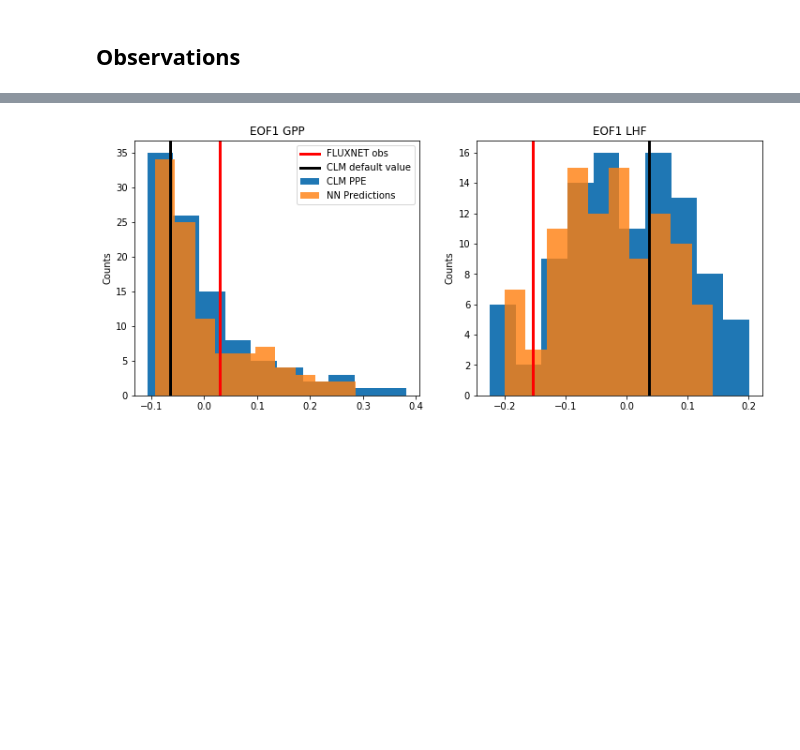
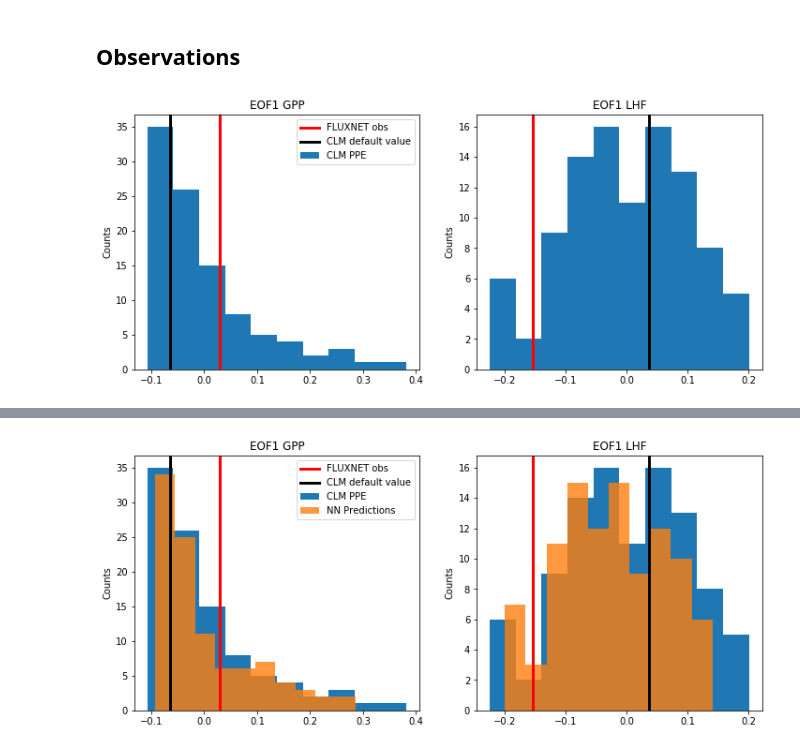
Before and after one commit to katiedagon/CLM5_ParameterUncertainty, a Jupyter notebook: NN/NN_finalize_plot.ipynb, the cells around one changed output, grey strips where cells are left out. Drawn from its saved outputs; the diff is of its cells as text; code cells hidden in the pictures; blank space fills up the shorter version.

```diff
--- a/NN/NN_finalize_plot.ipynb
+++ b/NN/NN_finalize_plot.ipynb
@@ -412,12 +416,12 @@ for j in range(nmodes):
 # %% [markdown]
 ## Observations
 # %%
-Fobs = [np.load("obs/obs_"+v+"_SVD_3modes.npy") for v in var]
+Fobs = [np.load("../obs/obs_"+v+"_SVD_3modes.npy") for v in var]
 # %%
-default_modes = [np.load("outputdata/modeldefault_"+v+"_SVD_3modes.npy") for v in var]
+default_modes = [np.load("../outputdata/modeldefault_"+v+"_SVD_3modes.npy") for v in var]
 # %%
 # Read in the PPE modes again in a more organized way
-PPE_modes = [np.load("outputdata/outputdata_"+v+"_SVD_3modes.npy") for v in var]
+PPE_modes = [np.load("../outputdata/outputdata_"+v+"_SVD_3modes.npy") for v in var]
 nmodes = PPE_modes[0].shape[1]
 PPE_modes_mean = np.mean(PPE_modes, axis=1)
 # %%
@@ -427,3 +431,20 @@ NN_models = [load_model("emulators/NN_"+v+"_finalize_multi-dim.h5",
 # %%
 # Model predictions in a more organized way
 PPE_preds = [NN_models[i].predict(inputdata) for i,v in enumerate(var)]
+# %%
+i=0 # first mode
+fig, axs = plt.subplots(1, nvar, figsize=(12, 5))
+axs = axs.ravel()
+
+for j in range(nvar):
+    axs[i+j].hist(PPE_modes[j][:,i], bins=10, label="CLM PPE")
+    axs[i+j].set_title("EOF"+str(i+1)+" "+var[j])
+    axs[i+j].axvline(x=Fobs[j][:,i], color='r', linewidth=3, label="FLUXNET obs")
+    axs[i+j].axvline(x=default_modes[j][:,i], color='k', linewidth=3, label="CLM default value")
+    axs[i+j].set_ylabel("Counts");
+    if j==0:
+        axs[0].legend()
+
+#plt.savefig("PPE_dists_obs_EOF1_GPP_LHF.pdf")
+# %% [output]
+[figure, added]
```
Also changed, not shown: parts of 14 cells of this notebook.
